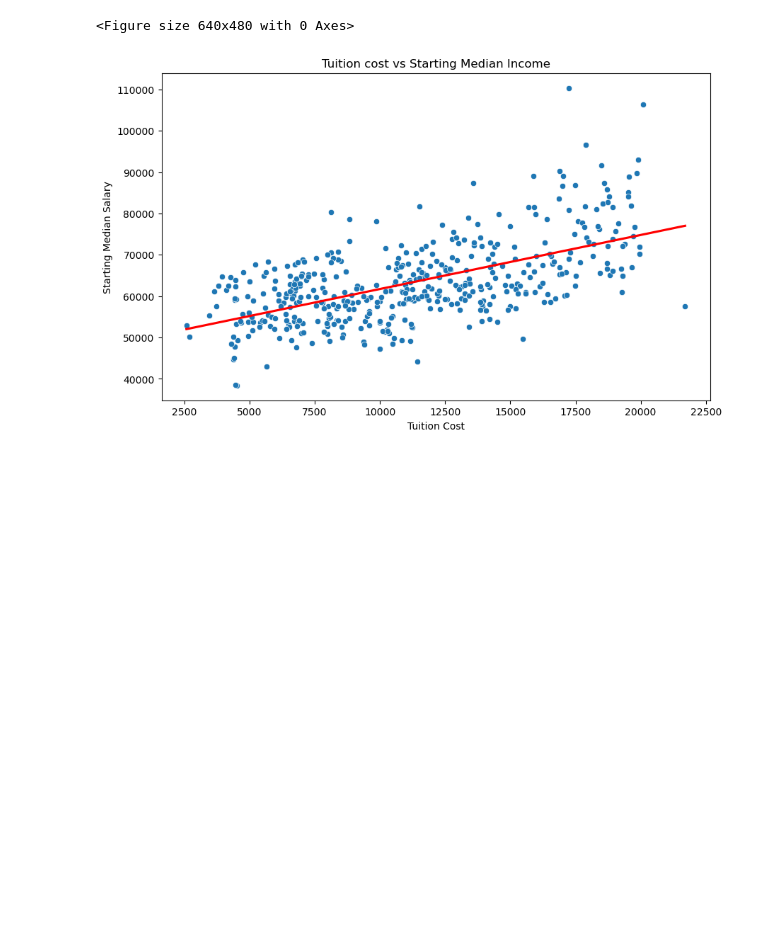
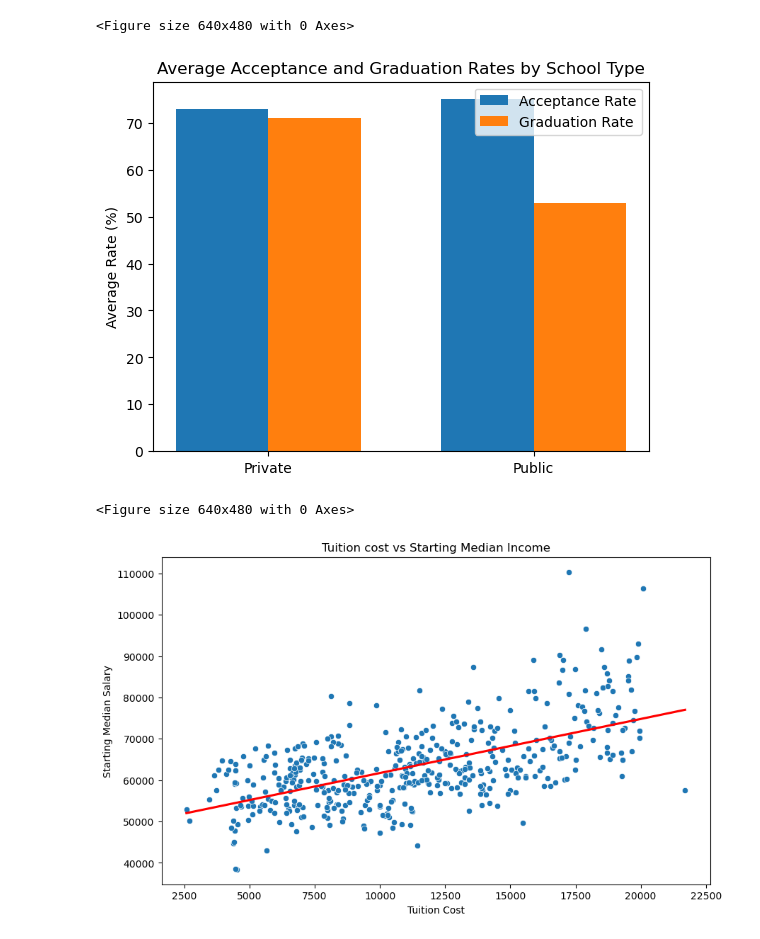
Before and after one commit to sWeeks99/Education_Trends_and_Opportunities, a Jupyter notebook: data/project_final_draft.ipynb, the cells around one changed output. Saved outputs shown, nothing was run; the diff lists cells and outputs as text; code cells hidden in the pictures; blank space fills up the shorter version.

Commit message:
final graph into images

```diff
--- a/data/project_final_draft.ipynb
+++ b/data/project_final_draft.ipynb
@@ -185,6 +185,33 @@ plt.savefig('../images/Average_Total_Costs_by_School_Type.png')
 # %% [output]
 [figure]
 <Figure size 640x480 with 0 Axes>
+# %%
+private_means = [73, 75]
+public_means = [71, 53]
+
+ind = np.arange(2)
+width = 0.35
+
+fig, ax = plt.subplots()
+
+bar_width = 0.35
+
+bar1 = ax.bar(ind - bar_width/2, private_means, bar_width, label='Acceptance Rate')
+bar2 = ax.bar(ind + bar_width/2, public_means, bar_width, label='Graduation Rate')
+
+
+ax.set_ylabel('Average Rate (%)')
+ax.set_title('Average Acceptance and Graduation Rates by School Type')
+ax.set_xticks(ind)
+ax.set_xticklabels(['Private', 'Public'])
+ax.legend()
+
+plt.show()
+
+plt.savefig('../images/average_rates_by_school_types')
+# %% [output]
+[figure, added]
+<Figure size 640x480 with 0 Axes>
 # %%
 # Scatter plot: Tuition cost vs Starting Median Income
 plt.figure(figsize=(10, 6))
```
Also changed, not shown: 1 other file.
